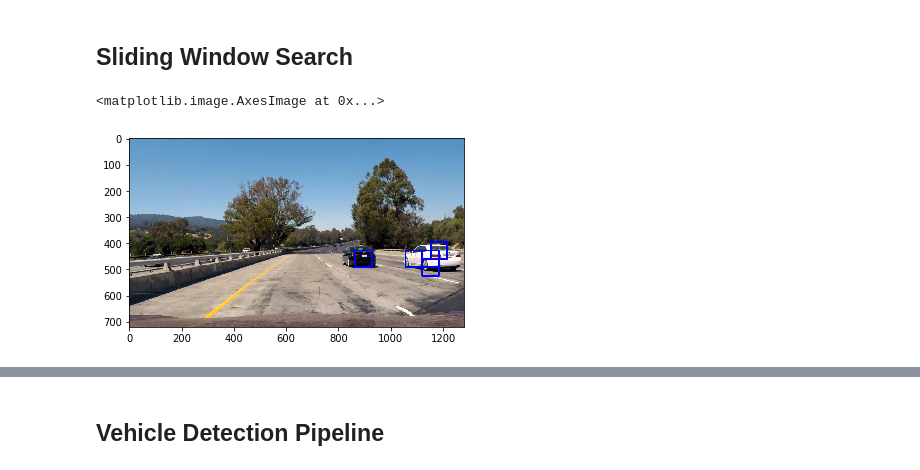
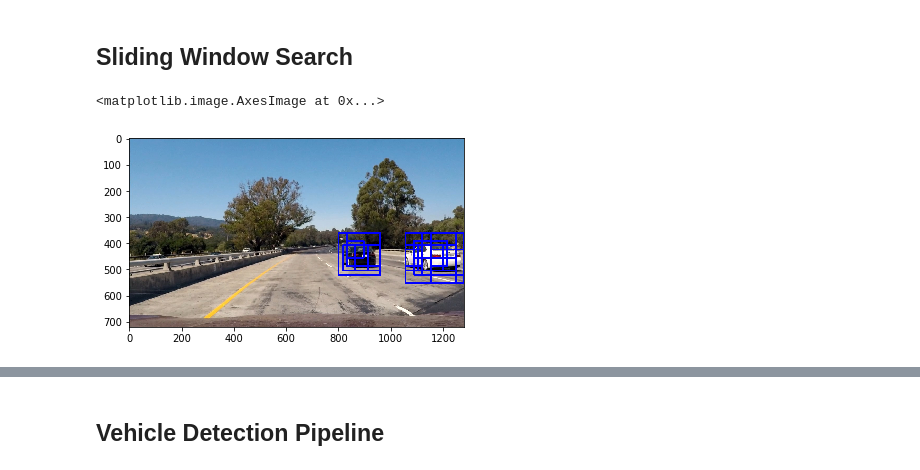
Before and after one commit to Shtaiven/CARND_P5, a Jupyter notebook: vehicle_detection.ipynb, the cells around one changed output, grey strips where cells are left out. Drawn from its saved outputs; the diff is of its cells as text; code cells hidden in the pictures.

```diff
--- a/vehicle_detection.ipynb
+++ b/vehicle_detection.ipynb
@@ -36,7 +38,7 @@ hist_bins = 16    # Number of histogram bins
 spatial_feat = True # Spatial features on or off
 hist_feat = True # Histogram features on or off
 hog_feat = True # HOG features on or off
-y_start_stop=[300, 720]
+y_start_stop=[360, 720]
 # %% [markdown]
 ## Feature Extraction (HOG, Spatial, Color)
 # %%
@@ -419,33 +421,36 @@ def search_windows(img, windows, clf, scaler, color_space='RGB',
         test_features = scaler.transform(np.array(features).reshape(1, -1))
         #6) Predict using your classifier
         prediction = clf.predict(test_features)
         #7) If positive (prediction == 1) then save the window
         if prediction == 1:
             on_windows.append(window)
     #8) Return windows for positive detections
     return on_windows
 
 image = mpimg.imread('test_images/test1.jpg')
 draw_image = np.copy(image)
 
 # Uncomment the following line if you extracted training
 # data from .png images (scaled 0 to 1 by mpimg) and the
 # image you are searching is a .jpg (scaled 0 to 255)
 image = image.astype(np.float32)/255
 
-windows = slide_window(image, x_start_stop=[None, None], y_start_stop=y_start_stop,
-                    xy_window=(64, 64), xy_overlap=(0.5, 0.5))
+window_size_range = range(64, 196, 32)
+windows = []
+for window_size in window_size_range:
+    windows.extend(slide_window(image, x_start_stop=[None, None], y_start_stop=y_start_stop,
+                        xy_window=(window_size, window_size), xy_overlap=(0.5, 0.5)))
 
 hot_windows = search_windows(image, windows, svc, X_scaler, color_space=color_space,
                         spatial_size=spatial_size, hist_bins=hist_bins,
                         orient=orient, pix_per_cell=pix_per_cell,
                         cell_per_block=cell_per_block,
                         hog_channel=hog_channel, spatial_feat=spatial_feat,
                         hist_feat=hist_feat, hog_feat=hog_feat)
 
 window_img = draw_boxes(draw_image, hot_windows, color=(0, 0, 255), thick=6)
 
 plt.imshow(window_img)
 # %% [output]
 <matplotlib.image.AxesImage at 0x...>
-[figure, old version]
+[figure, new version]
```
Also changed, not shown: parts of 6 cells of this notebook.
